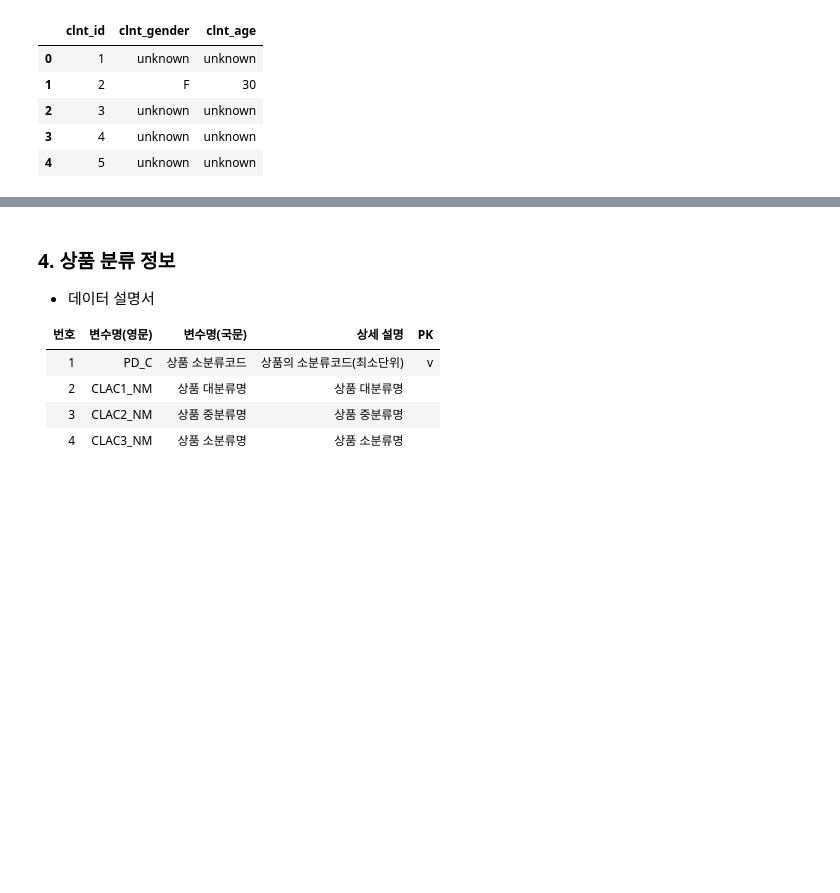
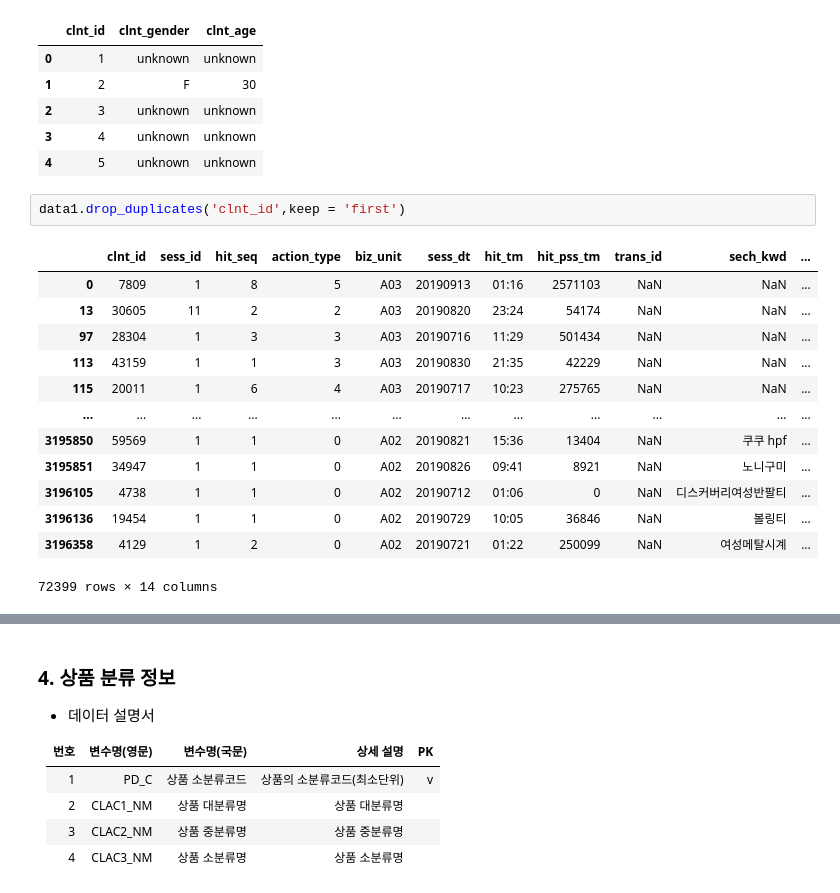
Before and after one commit to Gyeol0/Personalized-Content-Recommendation, a Jupyter notebook: L.Point.ipynb, the cells around one changed output, grey strips where cells are left out. Cells and saved outputs as stored; diff of their text form; blank space fills up the shorter version.

```diff
--- a/L.Point.ipynb
+++ b/L.Point.ipynb
@@ -91,3 +155,19 @@ data3.head()
 | 2 | 3 | unknown | unknown |
 | 3 | 4 | unknown | unknown |
 | 4 | 5 | unknown | unknown |
+# %%
+data1.drop_duplicates('clnt_id',keep = 'first')
+# %% [output]
+|  | clnt_id | sess_id | hit_seq | action_type | biz_unit | sess_dt | hit_tm | hit_pss_tm | trans_id | sech_kwd | ... |
+| 0 | 7809 | 1 | 8 | 5 | A03 | 20190913 | 01:16 | 2571103 | NaN | NaN | ... |
+| 13 | 30605 | 11 | 2 | 2 | A03 | 20190820 | 23:24 | 54174 | NaN | NaN | ... |
+| 97 | 28304 | 1 | 3 | 3 | A03 | 20190716 | 11:29 | 501434 | NaN | NaN | ... |
+| 113 | 43159 | 1 | 1 | 3 | A03 | 20190830 | 21:35 | 42229 | NaN | NaN | ... |
+| 115 | 20011 | 1 | 6 | 4 | A03 | 20190717 | 10:23 | 275765 | NaN | NaN | ... |
+| ... | ... | ... | ... | ... | ... | ... | ... | ... | ... | ... | ... |
+| 3195850 | 59569 | 1 | 1 | 0 | A02 | 20190821 | 15:36 | 13404 | NaN | 쿠쿠 hpf | ... |
+| 3195851 | 34947 | 1 | 1 | 0 | A02 | 20190826 | 09:41 | 8921 | NaN | 노니구미 | ... |
+| 3196105 | 4738 | 1 | 1 | 0 | A02 | 20190712 | 01:06 | 0 | NaN | 디스커버리여성반팔티 | ... |
+| 3196136 | 19454 | 1 | 1 | 0 | A02 | 20190729 | 10:05 | 36846 | NaN | 볼링티 | ... |
+| 3196358 | 4129 | 1 | 2 | 0 | A02 | 20190721 | 01:22 | 250099 | NaN | 여성메탈시계 | ... |
+72399 rows × 14 columns
```
Also changed, not shown: parts of 6 cells of this notebook, 1 other file.
